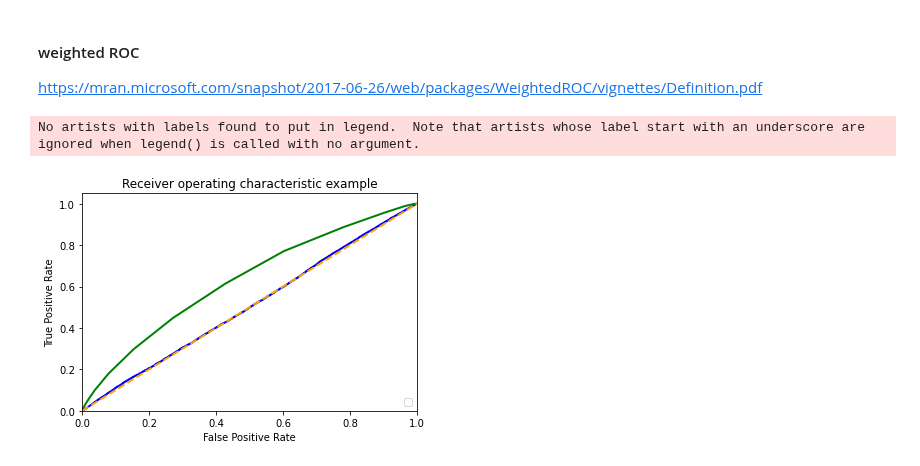
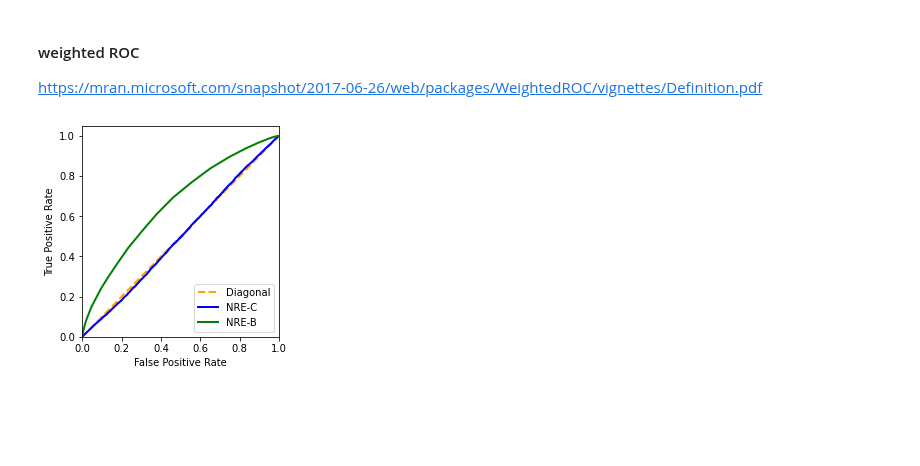
Before and after one commit to bkmi/cnre, a Jupyter notebook: importance sampling diagnostic.ipynb, the cells around one changed output. Drawn from its saved outputs; the diff is of its cells as text; code cells hidden in the pictures; blank space fills up the shorter version.

```diff
--- a/importance sampling diagnostic.ipynb
+++ b/importance sampling diagnostic.ipynb
@@ -188,4 +228,8 @@ tt = prior.sample((num_posterior_samples,))
 # %%
+ll = lambda theta: task.log_likelihood(theta, observation).exp()
+evidence, _ = scipy.integrate.quad(ll, low.item(), high.item())
+tt = prior.sample((num_posterior_samples,))
+
 kwargs = dict(
     bins=100,
     binrange=(low.item(), high.item()),
@@ -195,7 +239,7 @@ kwargs = dict(
     alpha=0.25,
 )
 
-fig, ax = plt.subplots()
+fig, ax = plt.subplots(figsize=figsize)
 
 sns.histplot(
     x=tt.squeeze().numpy(),
@@ -205,9 +249,9 @@ sns.histplot(
     **kwargs,
 )
 sns.histplot(
-    x=samples_gilles.squeeze().numpy(),
+    x=samples_nrec.squeeze().numpy(),
     color=color_gilles,
-    label="NRE-A",
+    label="NRE-C",
     **kwargs,
 )
 sns.histplot(
@@ -217,4 +261,10 @@ sns.histplot(
     **kwargs,
 )
 ax.legend()
+
+ax.set_ylabel("Posterior density")
+ax.set_xlabel("Parameter " + r"$\mathbf{\theta}$")
+fig.tight_layout()
+
+plt.savefig("importance-diagnostic-posterior.pdf", dpi=300, bbox_inches="tight")
 # %% [output]
@@ -229,7 +278,8 @@ def get_weigh_function(density_estimator: torch.nn.Module, theta_o: torch.Tensor
             return density_estimator([theta_o.expand(x.shape[0], -1).to(device), x.to(device)]).exp().to(device=device)
     return weigh
 # %%
-nrea = get_weigh_function(density_estimator_nrea, true_theta)
+# nrea = get_weigh_function(density_estimator_nrea, true_theta)
+nrec = get_weigh_function(density_estimator_nrec, true_theta)
 nreb = get_weigh_function(density_estimator_nreb, true_theta)
 # %%
 # # corner
@@ -451,7 +527,8 @@ def draw_ind_and_dep_samples(n: int, theta_o: torch.Tensor):
     return (x_ind, torch.zeros((n,))), (x_dep, torch.ones((n,)))
 # %%
 (x_ind, _), (x_dep, _) = draw_ind_and_dep_samples(10_000, true_theta)
-aaa = importance_diagnostic(x_ind, x_dep, nrea)
+# aaa = importance_diagnostic(x_ind, x_dep, nrea)
+ccc = importance_diagnostic(x_ind, x_dep, nrec)
 # %% [output]
 GPU available: True, used: False
 TPU available: False, using: 0 TPU cores
@@ -489,39 +566,41 @@ https://mran.microsoft.com/snapshot/2017-06-26/web/packages/WeightedROC/vignette
 (x_ind, y_ind), (x_dep, y_dep) = draw_ind_and_dep_samples(num_posterior_samples, true_theta)
 x = torch.cat([x_ind, x_dep])
 y = torch.cat([y_ind, y_dep])
-w_a = torch.cat([nrea(x_ind), torch.ones(x_dep.shape[0], 1)])
+# w_a = torch.cat([nrea(x_ind), torch.ones(x_dep.shape[0], 1)])
+w_c = torch.cat([nrec(x_ind), torch.ones(x_dep.shape[0], 1)])
 w_b = torch.cat([nreb(x_ind), torch.ones(x_dep.shape[0], 1)])
 
 with torch.no_grad():
-    fpr_a, tpr_a, thresholds_a = sklearn.metrics.roc_curve(y, aaa(x).squeeze().sigmoid(), sample_weight=w_a.squeeze())
+    fpr_c, tpr_c, thresholds_c = sklearn.metrics.roc_curve(y, ccc(x).squeeze().sigmoid(), sample_weight=w_c.squeeze())
     fpr_b, tpr_b, thresholds_b = sklearn.metrics.roc_curve(y, bbb(x).squeeze().sigmoid(), sample_weight=w_b.squeeze())
-    # fpr_a, tpr_a, thresholds_a = sklearn.metrics.roc_curve(y, aaa(x).squeeze().sigmoid())
-    # fpr_b, tpr_b, thresholds_b = sklearn.metrics.roc_curve(y, bbb(x).squeeze().sigmoid())
 # %%
-plt.figure()
+fig, ax = plt.subplots(figsize=figsize)
 lw = 2
+plt.plot([0, 1], [0, 1], color=color_truth, lw=lw, linestyle="--", label="Diagonal")
 plt.plot(
-    fpr_a,
-    tpr_a,
+    fpr_c,
+    tpr_c,
     color=color_gilles,
     lw=lw,
+    label="NRE-C"
     # label="ROC curve (area = %0.2f)" % roc_auc[2],
 )
 plt.plot(
     fpr_b,
     tpr_b,
     color=color_durkan,
     lw=lw,
+    label="NRE-B"
     # label="ROC curve (area = %0.2f)" % roc_auc[2],
 )
-plt.plot([0, 1], [0, 1], color=color_truth, lw=lw, linestyle="--")
 plt.xlim([0.0, 1.0])
 plt.ylim([0.0, 1.05])
 plt.xlabel("False Positive Rate")
 plt.ylabel("True Positive Rate")
-plt.title("Receiver operating characteristic example")
+# plt.title("Receiver operating characteristic")
 plt.legend(loc="lower right")
-plt.show()
+plt.tight_layout()
+
+plt.savefig("importance-diagnostic-roc.pdf", dpi=300, bbox_inches="tight")
 # %% [output]
-No artists with labels found to put in legend.  Note that artists whose label start with an underscore are ignored when legend() is called with no argument.
-[figure, old version]
+[figure, new version]
```
Also changed, not shown: parts of 18 cells of this notebook.
